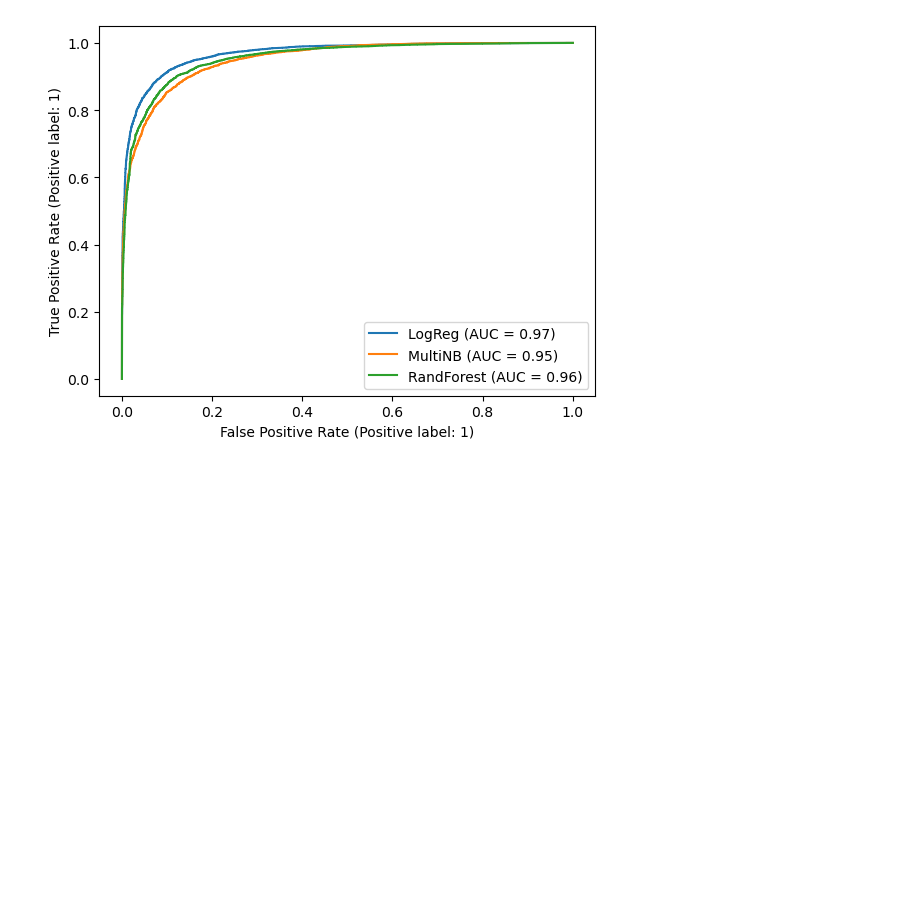
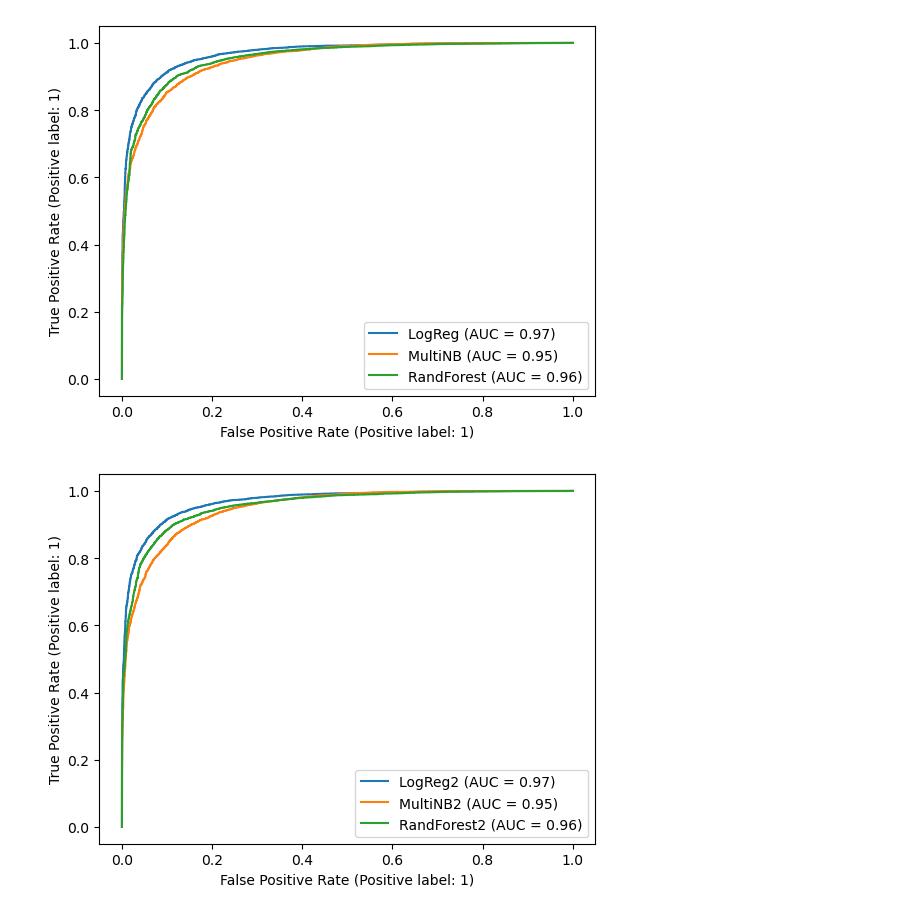
Before and after one commit to chris0517/FraudReviewDetection, a Jupyter notebook: final.ipynb, the cells around one changed output. Drawn from its saved outputs; the diff is of its cells as text; code cells hidden in the pictures; blank space fills up the shorter version.

```diff
--- a/final.ipynb
+++ b/final.ipynb
@@ -650,3 +706,10 @@ multiNBDisplay = metrics.RocCurveDisplay.from_estimator(pipeline_multiNB, X_test
 rfDisplay = metrics.RocCurveDisplay.from_estimator(pipeline_rf, X_test['comments'], y_test.ravel(), ax=logDisplay.ax_, name='RandForest')
 # %% [output]
 [figure]
+# %%
+# Comparing ROC curves of log reg with multi NB with Ratings column
+logDisplay = metrics.RocCurveDisplay.from_estimator(pipeline_log2, X_test[['comments', 'rating']], y_test.ravel(), name='LogReg2')
+multiNBDisplay = metrics.RocCurveDisplay.from_estimator(pipeline_multiNB2, X_test[['comments', 'rating']], y_test.ravel(), ax=logDisplay.ax_, name='MultiNB2')
+rfDisplay = metrics.RocCurveDisplay.from_estimator(pipeline_rf2, X_test[['comments', 'rating']], y_test.ravel(), ax=logDisplay.ax_, name='RandForest2')
+# %% [output]
+[figure, added]
```
Also changed, not shown: parts of 3 cells of this notebook.
